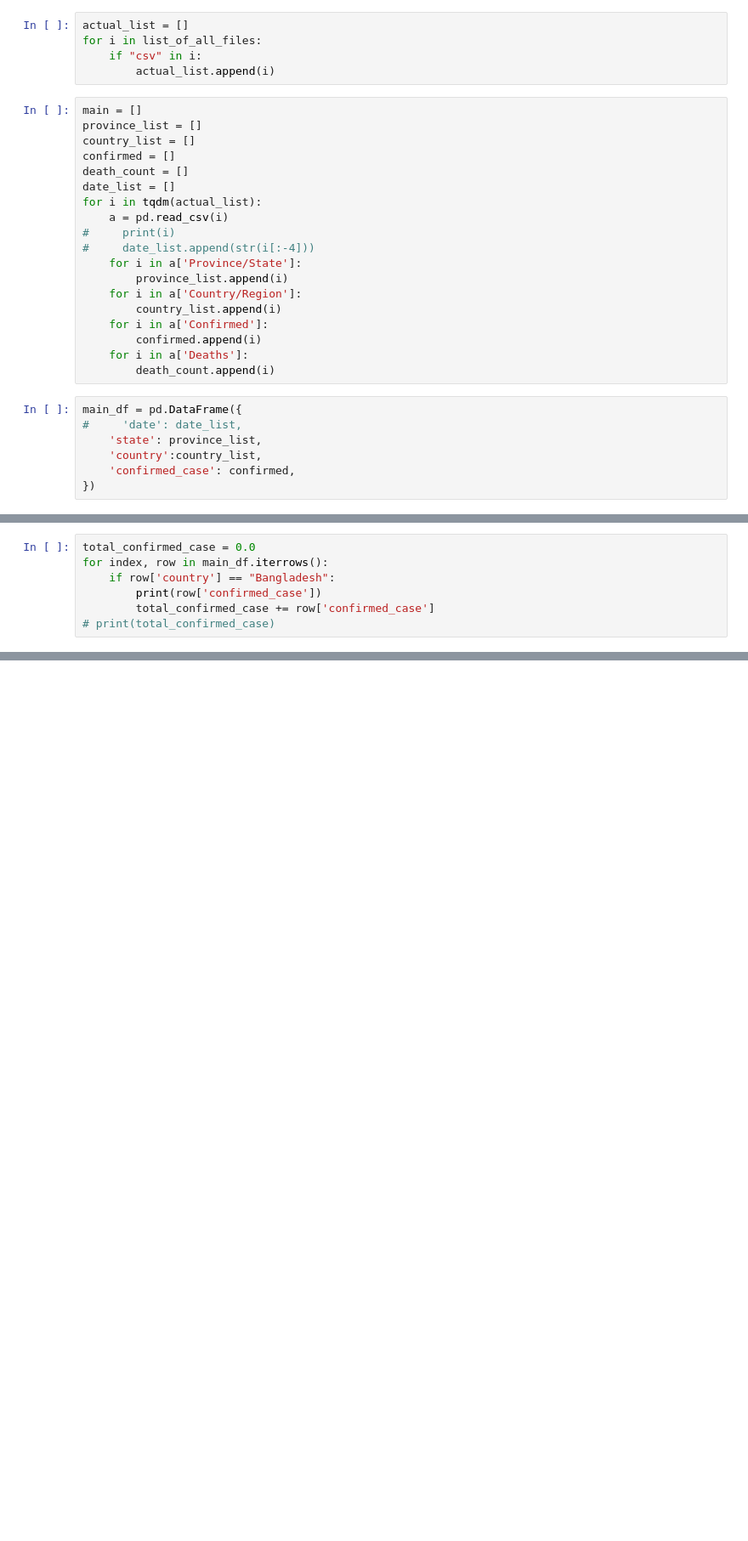
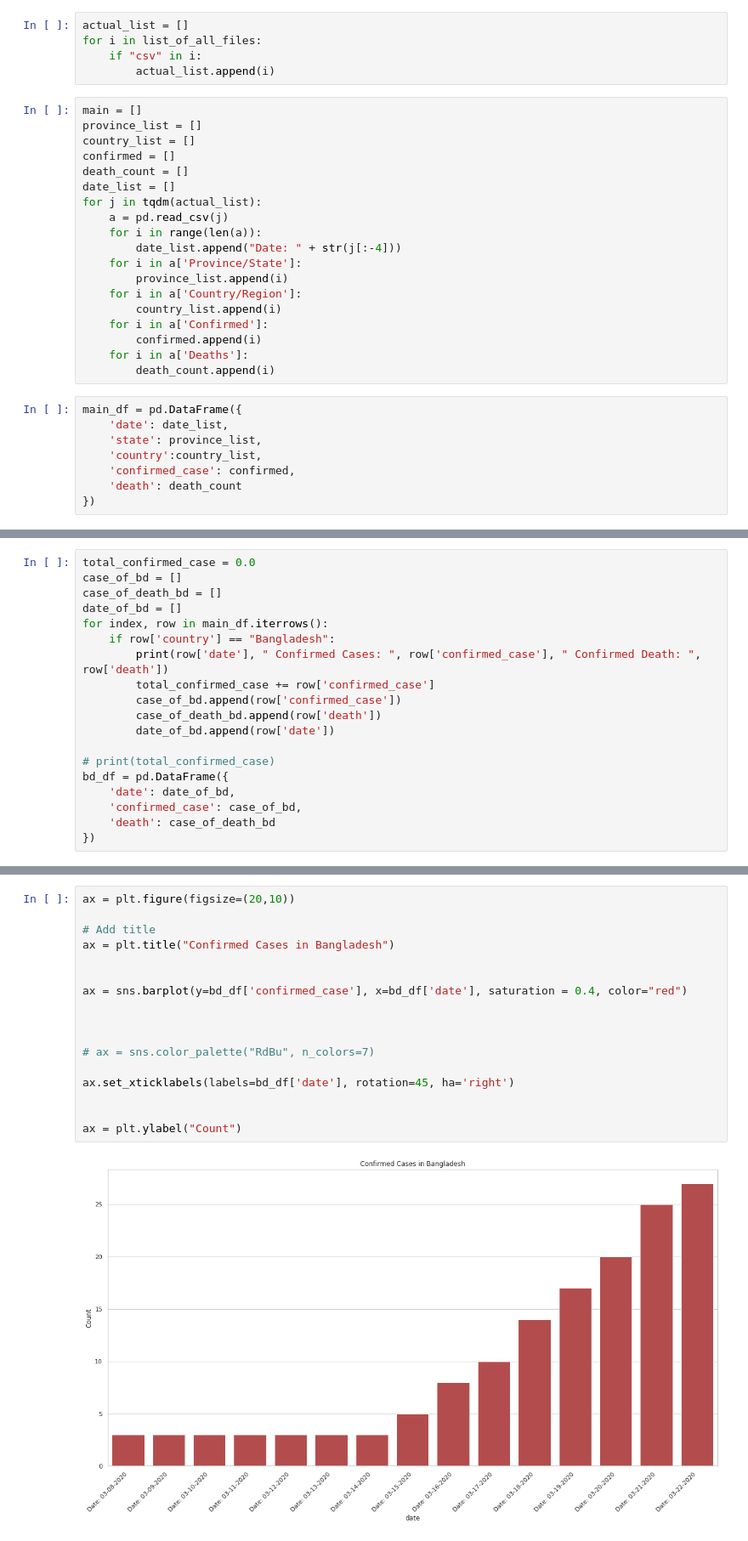
Before and after one commit to thedrowsywinger/Analyzing-COVID-19-Data, a Jupyter notebook: _notebooks/2020-02-20-JHU-dataset.ipynb, the cells around one changed output, grey strips where cells are left out. Shown: that part at 85% size. Saved outputs shown, nothing was run; the diff lists cells and outputs as text; blank space fills up the shorter version.

Commit message:
plot bd case count

```diff
--- a/_notebooks/2020-02-20-JHU-dataset.ipynb
+++ b/_notebooks/2020-02-20-JHU-dataset.ipynb
@@ -101,10 +86,10 @@ country_list = []
 confirmed = []
 death_count = []
 date_list = []
-for i in tqdm(actual_list):
-    a = pd.read_csv(i)
-#     print(i)
-#     date_list.append(str(i[:-4]))
+for j in tqdm(actual_list):
+    a = pd.read_csv(j)
+    for i in range(len(a)):
+        date_list.append("Date: " + str(j[:-4]))
     for i in a['Province/State']:
         province_list.append(i)
     for i in a['Country/Region']:
@@ -115,9 +100,10 @@ for i in tqdm(actual_list):
         death_count.append(i)
 # %%
 main_df = pd.DataFrame({
-#     'date': date_list,
+    'date': date_list,
     'state': province_list,
     'country':country_list,
     'confirmed_case': confirmed,
+    'death': death_count
 })
 # %%
@@ -131,8 +117,20 @@ Counter(country_list)['Bangladesh']
 # %%
 total_confirmed_case = 0.0
+case_of_bd = []
+case_of_death_bd = []
+date_of_bd = []
 for index, row in main_df.iterrows():
     if row['country'] == "Bangladesh":
-        print(row['confirmed_case'])
+        print(row['date'], " Confirmed Cases: ", row['confirmed_case'], " Confirmed Death: ", row['death'])
         total_confirmed_case += row['confirmed_case']
+        case_of_bd.append(row['confirmed_case'])
+        case_of_death_bd.append(row['death'])
+        date_of_bd.append(row['date'])
+
 # print(total_confirmed_case)
+bd_df = pd.DataFrame({
+    'date': date_of_bd,
+    'confirmed_case': case_of_bd,
+    'death': case_of_death_bd
+})
 # %% [output]
@@ -162,0 +152,19 @@ print(counter)
+# %%
+ax = plt.figure(figsize=(20,10))
+
+# Add title
+ax = plt.title("Confirmed Cases in Bangladesh")
+
+
+ax = sns.barplot(y=bd_df['confirmed_case'], x=bd_df['date'], saturation = 0.4, color="red")
+
+
+
+# ax = sns.color_palette("RdBu", n_colors=7)
+
+ax.set_xticklabels(labels=bd_df['date'], rotation=45, ha='right')
+
+
+ax = plt.ylabel("Count")
+# %% [output]
+[figure, added]
```
Also changed, not shown: parts of 14 cells of this notebook.
